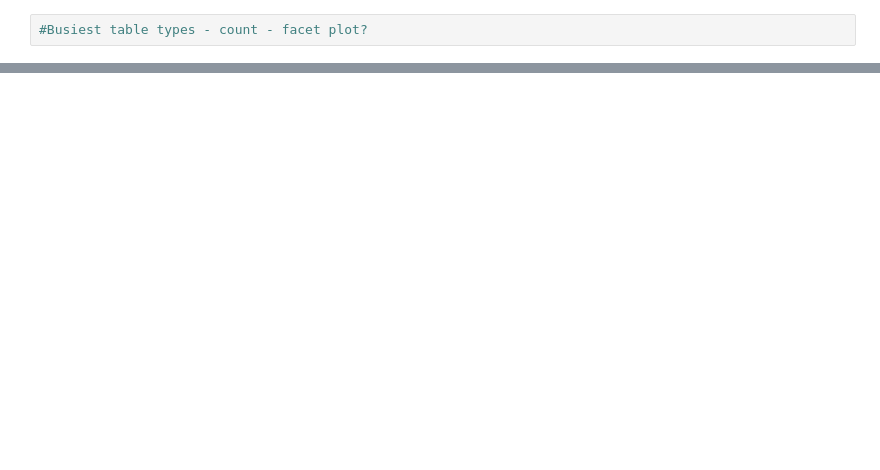
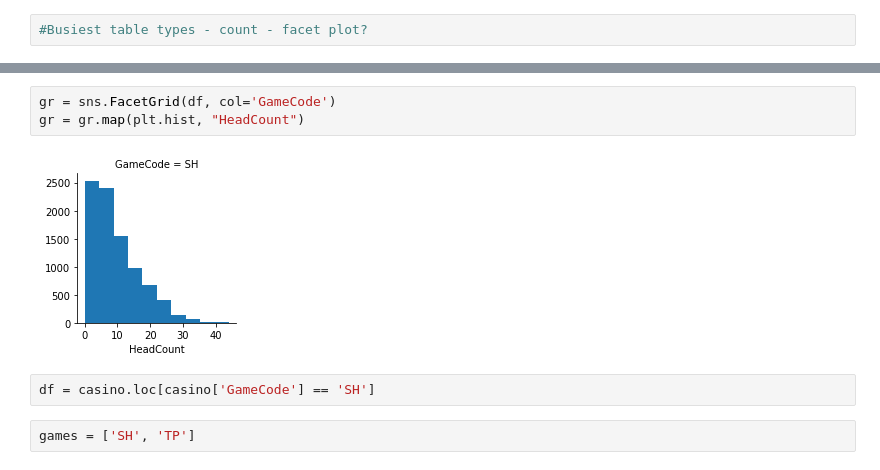
Before and after one commit to ryanarbow/uw_data_science, a Jupyter notebook: DS_methods_and_tools_2/RyanArbow-M01-Vizualization.ipynb, the cells around one changed output, grey strips where cells are left out. Saved outputs shown, nothing was run; the diff lists cells and outputs as text; blank space fills up the shorter version.

```diff
--- a/DS_methods_and_tools_2/RyanArbow-M01-Vizualization.ipynb
+++ b/DS_methods_and_tools_2/RyanArbow-M01-Vizualization.ipynb
@@ -313,0 +289,9 @@ Text(0.5,1,'HeadCount ranges of Gamecode')
+# %%
+gr = sns.FacetGrid(df, col='GameCode')
+gr = gr.map(plt.hist, "HeadCount")
+# %% [output]
+[figure, added]
+# %%
+df = casino.loc[casino['GameCode'] == 'SH']
+# %%
+games = ['SH', 'TP']
```
Also changed, not shown: parts of 23 cells of this notebook, 1 other file.
